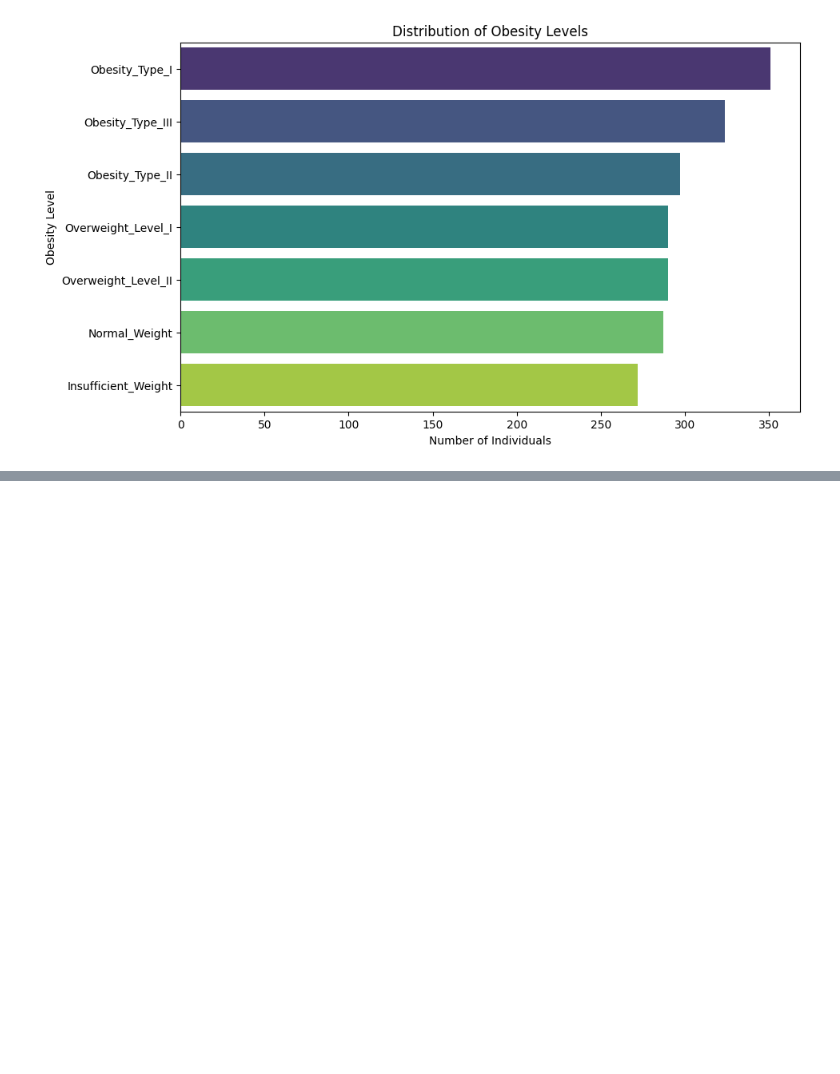
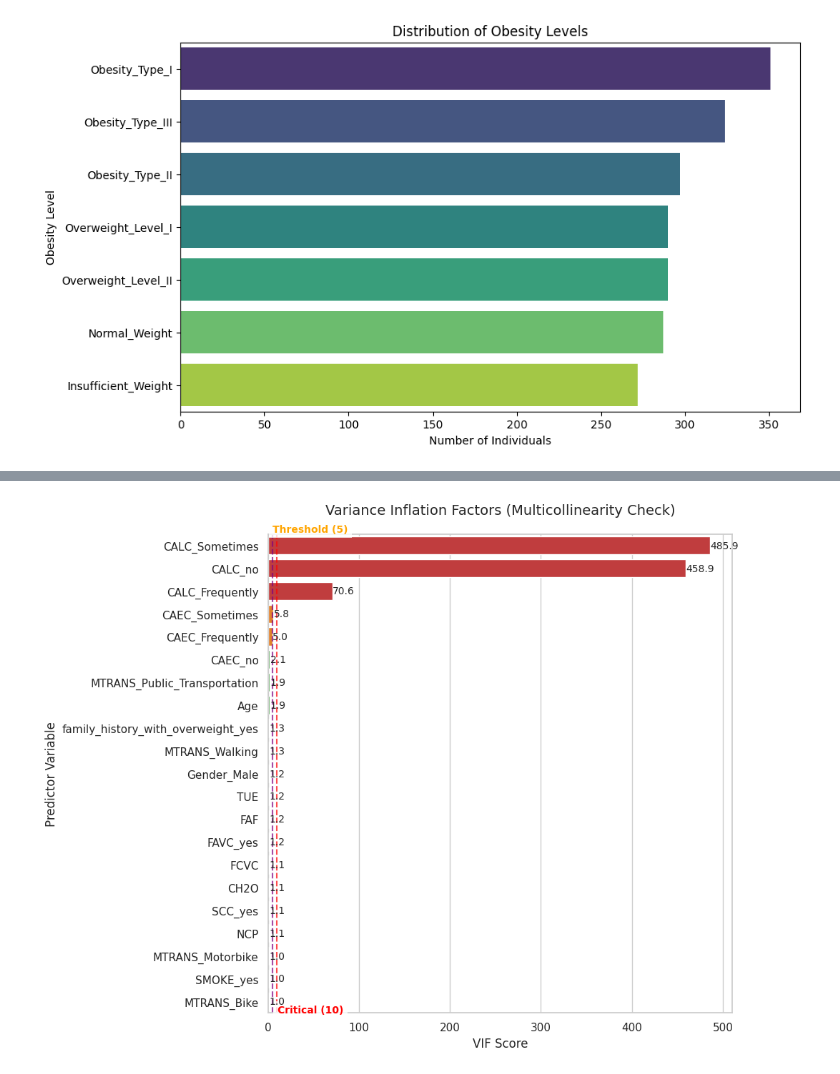
Before and after one commit to christian-ian-dev/Estimation-of-Obesity-Levels, a Jupyter notebook: Estimation_of_Obesity_Levels__Final_Project.ipynb, the cells around one changed output, grey strips where cells are left out. Cells and saved outputs as stored; diff of their text form; code cells hidden in the pictures; blank space fills up the shorter version.

```diff
--- a/Estimation_of_Obesity_Levels__Final_Project.ipynb
+++ b/Estimation_of_Obesity_Levels__Final_Project.ipynb
@@ -101,0 +490,65 @@ Passing `palette` without assigning `hue` is deprecated and will be removed in v
+# %%
+import matplotlib.pyplot as plt
+import seaborn as sns
+import pandas as pd
+import statsmodels.api as sm
+from statsmodels.stats.outliers_influence import variance_inflation_factor
+
+# Calculate VIF
+X_vif = sm.add_constant(X.astype(float))
+
+# VIF list
+vif_list = [variance_inflation_factor(X_vif.values, i)
+            for i in range(len(X_vif.columns))]
+
+# Data Frame
+vif_data = pd.DataFrame({
+    "feature": X_vif.columns,
+    "VIF": vif_list
+})
+
+# Filter and Sort: Remove 'const' (intercept)
+plot_data = vif_data[vif_data['feature'] != 'const'].sort_values(by='VIF', ascending=False)
+
+# Define colors based on VIF thresholds
+color_list = ['#2ca02c' if x < 5 else '#ff7f0e' if x < 10 else '#d62728' for x in plot_data['VIF']]
+
+# Create Graph
+plt.figure(figsize=(10, 8))
+sns.set_theme(style="whitegrid")
+
+# Create Bar Plot
+ax = sns.barplot(
+    data=plot_data,
+    x='VIF',
+    y='feature',
+    hue='feature',
+    palette=color_list,
+    legend=False
+)
+
+
+# Threshold Line (5) -> LABEL AT TOP
+plt.axvline(x=5, color='purple', linestyle='--', linewidth=1.5, alpha=0.7)
+plt.text(5.2, -0.6, 'Threshold (5)', color='orange', fontsize=10, fontweight='bold',
+         bbox=dict(facecolor='white', edgecolor='none', alpha=0.8))
+
+# Critical Line (10) -> LABEL AT BOTTOM
+plt.axvline(x=10, color='red', linestyle='--', linewidth=1.5, alpha=0.7)
+# We place this at the bottom by using len(plot_data) - 0.5
+plt.text(10.2, len(plot_data) - 0.5, 'Critical (10)', color='red', fontsize=10, fontweight='bold',
+         bbox=dict(facecolor='white', edgecolor='none', alpha=0.8))
+
+# Formatting
+plt.title('Variance Inflation Factors (Multicollinearity Check)', fontsize=14, pad=20)
+plt.xlabel('VIF Score', fontsize=12)
+plt.ylabel('Predictor Variable', fontsize=12)
+
+# Value labels to the end of each bar
+for index, value in enumerate(plot_data['VIF']):
+    plt.text(value + 0.2, index, f'{value:.1f}', va='center', fontsize=10)
+
+plt.tight_layout()
+plt.show()
+# %% [output]
+[figure, added]
```
Also changed, not shown: parts of 13 cells of this notebook.
